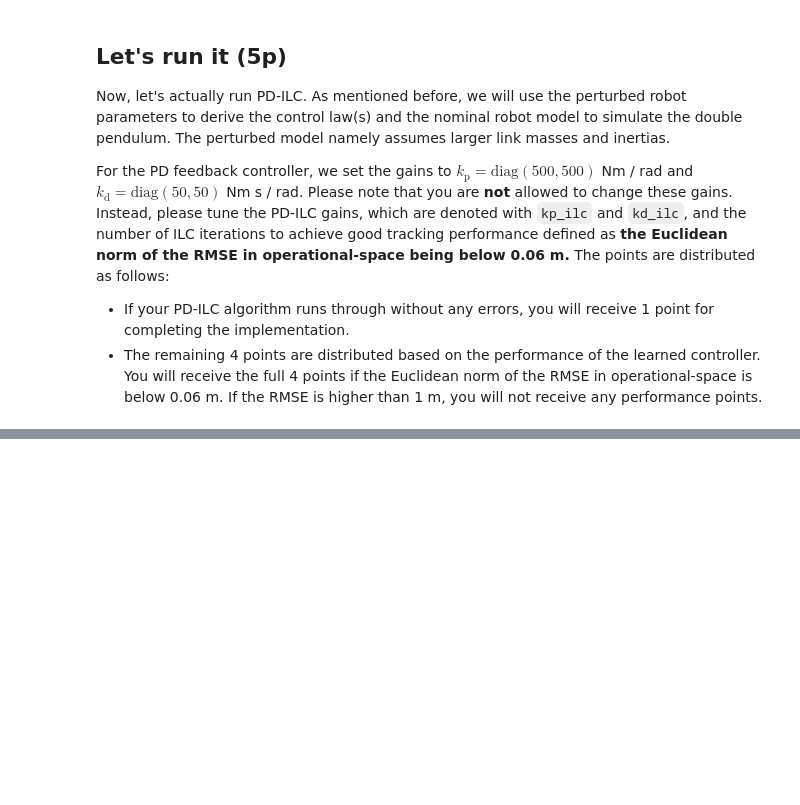
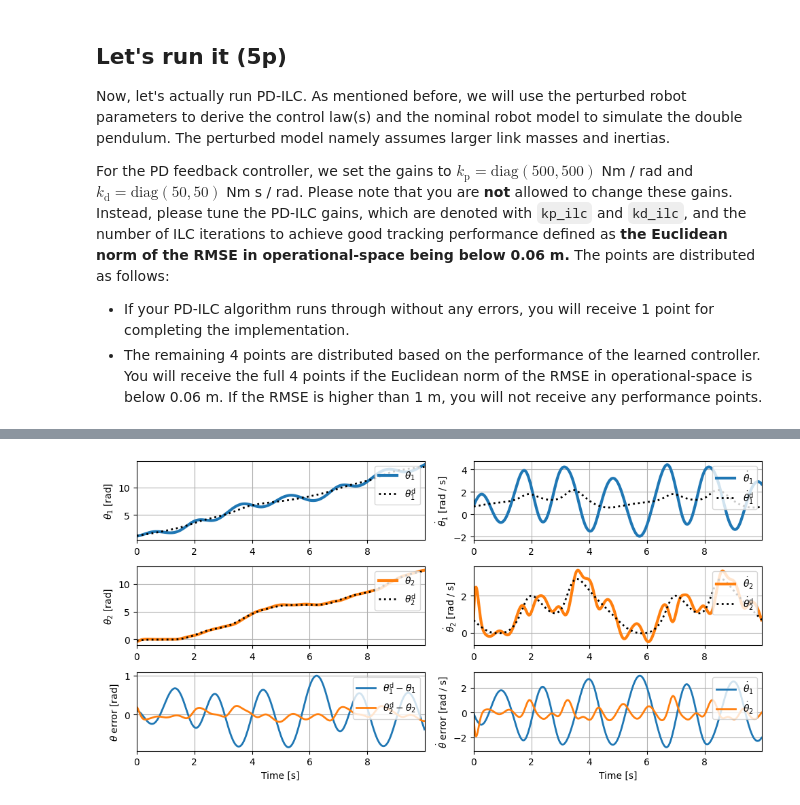
Before and after one commit to SimiOy/ics-pa-sv, a Jupyter notebook: assignment/problem_2/task_2d-2_pd_ilc.ipynb, the cells around one changed output, grey strips where cells are left out. Cells and saved outputs as stored; diff of their text form; code cells hidden in the pictures; blank space fills up the shorter version.

```diff
--- a/assignment/problem_2/task_2d-2_pd_ilc.ipynb
+++ b/assignment/problem_2/task_2d-2_pd_ilc.ipynb
@@ -168,8 +179,9 @@ def compute_pd_ilc_gains(
     L = kp_ilc * jnp.zeros((2 * (N - 1), 2 * (N - 1)))
     D = kd_ilc * jnp.zeros_like(L)
 
-    # YOUR CODE HERE
-    raise NotImplementedError()
+    CB_inv = jnp.linalg.pinv(Cd_ts[1:] @ Bd_ts[:-1])
+    L = kp_ilc * blk_diag(CB_inv)
+    D = kd_ilc * blk_diag(CB_inv)
 
     return L, D
 # %%
@@ -397,8 +439,7 @@ def run_pd_ilc(
     tau_eq_ts = jnp.zeros((N, 2))
     Ad_ts, Bd_ts = jnp.zeros((N, 4, 4)), jnp.zeros((N, 4, 2))
     Cd_ts, Dd_ts = jnp.zeros((N, 2, 4)), jnp.zeros((N, 2, 2))
-    # YOUR CODE HERE
-    raise NotImplementedError()
+    tau_eq_ts, Ad_ts, Bd_ts, Cd_ts, Dd_ts =  linearize_closed_loop_fb_system_about_trajectory(rp_perturbed, traj_ts, kp_fb=kp_fb, kd_fb=kd_fb)
 
     # we estimate the ILC control action initially to be zero
     # the torque at the last time index is always zero and never applied to the system
@@ -412,8 +453,7 @@ def run_pd_ilc(
     # Compute the PD-ILC gains L and D
     L = jnp.zeros((2 * (N - 1), 2 * (N - 1)))
     D = jnp.zeros_like(L)
-    # YOUR CODE HERE
-    raise NotImplementedError()
+    L, D = compute_pd_ilc_gains(Bd_ts, Cd_ts, kp_ilc, kd_ilc)
 
     # this is the main loop for iterations
     ilc_its = lax.fori_loop(
@@ -479,8 +519,7 @@ def pd_ilc_iteration(
     # Compute the feedforward torque sequence tau_ilc_ts as a sum of
     # the equilbrium torque and the ILC control action
     tau_ilc_ts = jnp.zeros_like(tau_eq_ts)
-    # YOUR CODE HERE
-    raise NotImplementedError()
+    tau_ilc_ts = tau_eq_ts + u_ts
 
     # simulate the system with the current control action
     sim_ts, ilc_its = apply_ilc_control_action_to_system(
@@ -498,8 +537,8 @@ def pd_ilc_iteration(
     # Call the PD-ILC learning rule
     # Hint: the sequence of link angles is stored in the `traj_ts` and `sim_ts` dictionaries.
     u_nextit_ts = jnp.zeros_like(u_ts)
-    # YOUR CODE HERE
-    raise NotImplementedError()
+    u_nextit_ts = learning_rule_pd_ilc(u_ts, sim_ts["th_ts"], traj_ts["th_ts"], L, D)
+
 
     # Store the ILC action for the next iteration in the dictionary
     ilc_its["u_nextit_ts"] = u_nextit_ts
@@ -574,15 +613,12 @@ th_0 = traj_ts["th_ts"][0] - jnp.array([0.1, 0.2])
 # %%
 # number of ILC iterations
 # please tune appropiately
-num_ilc_iterations = 10
+num_ilc_iterations = 500
 
 # ILC-PD controller gains
 # please tune appropiately
-kp_ilc = 0e0  # [Nm/rad]
-kd_ilc = 0e0  # [Nm s/rad]
-
-# YOUR CODE HERE
-raise NotImplementedError()
+kp_ilc = 5*1e-7  # [Nm/rad]
+kd_ilc = 0  # [Nm s/rad]
 # %%
 ilc_its = run_pd_ilc(
     rp=rp,
@@ -648,23 +692,34 @@ if not AUTOGRADING:
 # %%
 # import feedback controller from controllers.ipynb
 from ipynb.fs.full.controllers import ctrl_fb_pd
 
 # First, extract the feed-forward torques from the last ILC iteration.
 # Then, simulate the system again using those torques and a PD feedback controller
 # and save the system states to `sim_ts`.
 # Hint: the feed-forward torques of shape (num_ilc_its, num_timesteps, 2) are accessible via
 # `ilc_its["tau_ilc_its"]` and should be passed to the `tau_ext_ts` argument of the simulation method.
-# YOUR CODE HERE
-raise NotImplementedError()
+sim_ts = simulate_robot(
+    rp=rp,
+    t_ts=traj_ts["t_ts"],
+    th_0=th_0,
+    th_d_0=traj_ts["th_d_ts"][0],
+    th_des_ts=traj_ts["th_ts"],
+    th_d_des_ts=traj_ts["th_d_ts"],
+    th_dd_des_ts=traj_ts["th_dd_ts"],
+    ctrl_fb=partial(ctrl_fb_pd, kp=kp_fb, kd=kd_fb),
+    tau_ext_ts=ilc_its["tau_ilc_its"][-1]
+)
 
 # plot the configuration-space evolution
 plot_configuration_space_trajectory_following(
     traj_ts,
     sim_ts,
     filepath=str(
         outputs_dir / "task_2d-2_configuration_space_trajectory_following.pdf"
     ),
 )
+# %% [output]
+[figure, added]
 # %%
 rmse_th, rmse_th_d, rmse_th_dd = compute_configuration_space_rmse(traj_ts, sim_ts)
 rmse_x, rmse_x_d, rmse_x_dd = compute_operational_space_rmse(traj_ts, sim_ts)
```
Also changed, not shown: parts of 13 cells of this notebook, 10 other files.
